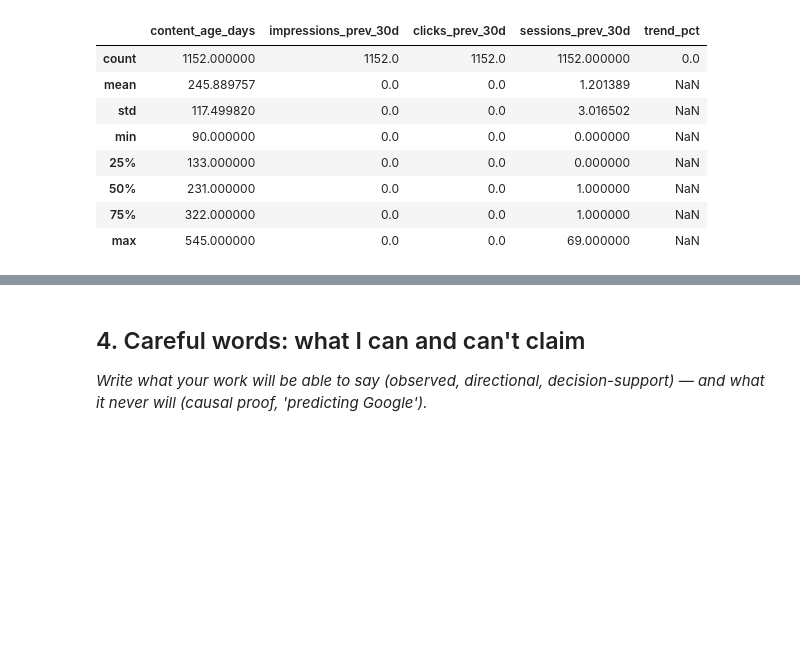
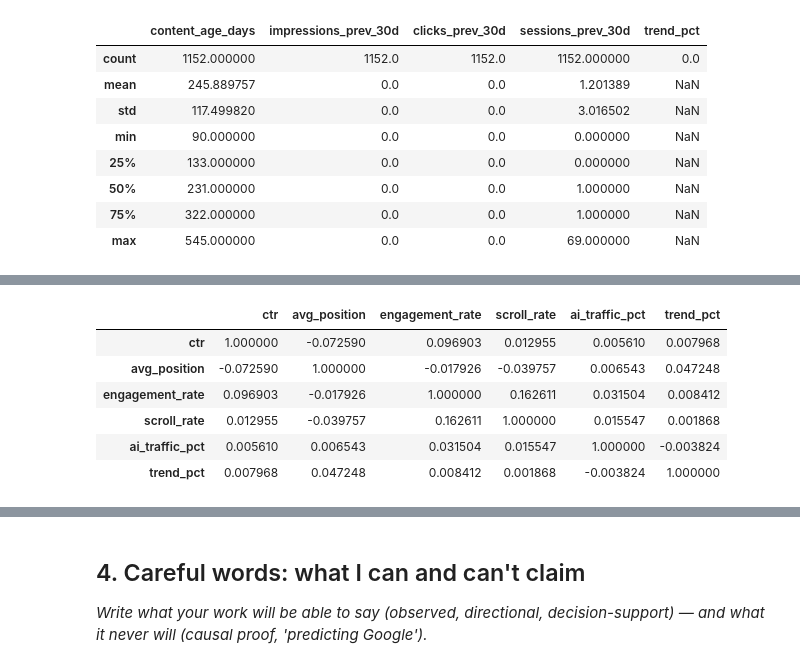
Before and after one commit to Hadeed07/FlyRank-ML, a Jupyter notebook: work/notebooks/w01_research_question.ipynb, the cells around one changed output, grey strips where cells are left out. Drawn from its saved outputs; the diff is of its cells as text; code cells hidden in the pictures; blank space fills up the shorter version.

```diff
--- a/work/notebooks/w01_research_question.ipynb
+++ b/work/notebooks/w01_research_question.ipynb
@@ -163,0 +181,10 @@ df.groupby('trend_direction')[['impressions_last_30d', 'clicks_last_30d', 'sessi
+# %%
+df[['ctr', 'avg_position', 'engagement_rate', 'scroll_rate', 'ai_traffic_pct', 'trend_pct']].corr()
+# %% [output]
+|  | ctr | avg_position | engagement_rate | scroll_rate | ai_traffic_pct | trend_pct |
+| ctr | 1.000000 | -0.072590 | 0.096903 | 0.012955 | 0.005610 | 0.007968 |
+| avg_position | -0.072590 | 1.000000 | -0.017926 | -0.039757 | 0.006543 | 0.047248 |
+| engagement_rate | 0.096903 | -0.017926 | 1.000000 | 0.162611 | 0.031504 | 0.008412 |
+| scroll_rate | 0.012955 | -0.039757 | 0.162611 | 1.000000 | 0.015547 | 0.001868 |
+| ai_traffic_pct | 0.005610 | 0.006543 | 0.031504 | 0.015547 | 1.000000 | -0.003824 |
+| trend_pct | 0.007968 | 0.047248 | 0.008412 | 0.001868 | -0.003824 | 1.000000 |
```
Also changed, not shown: parts of 7 cells of this notebook.
